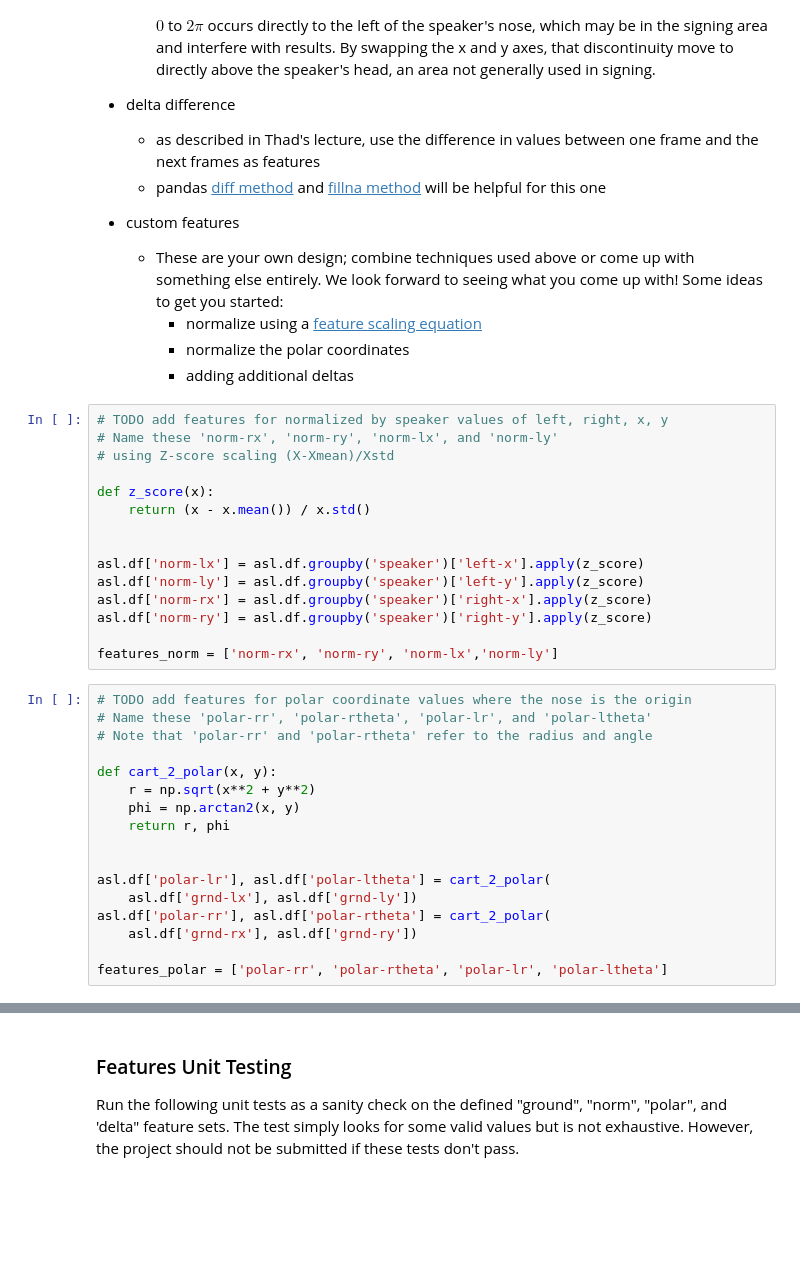
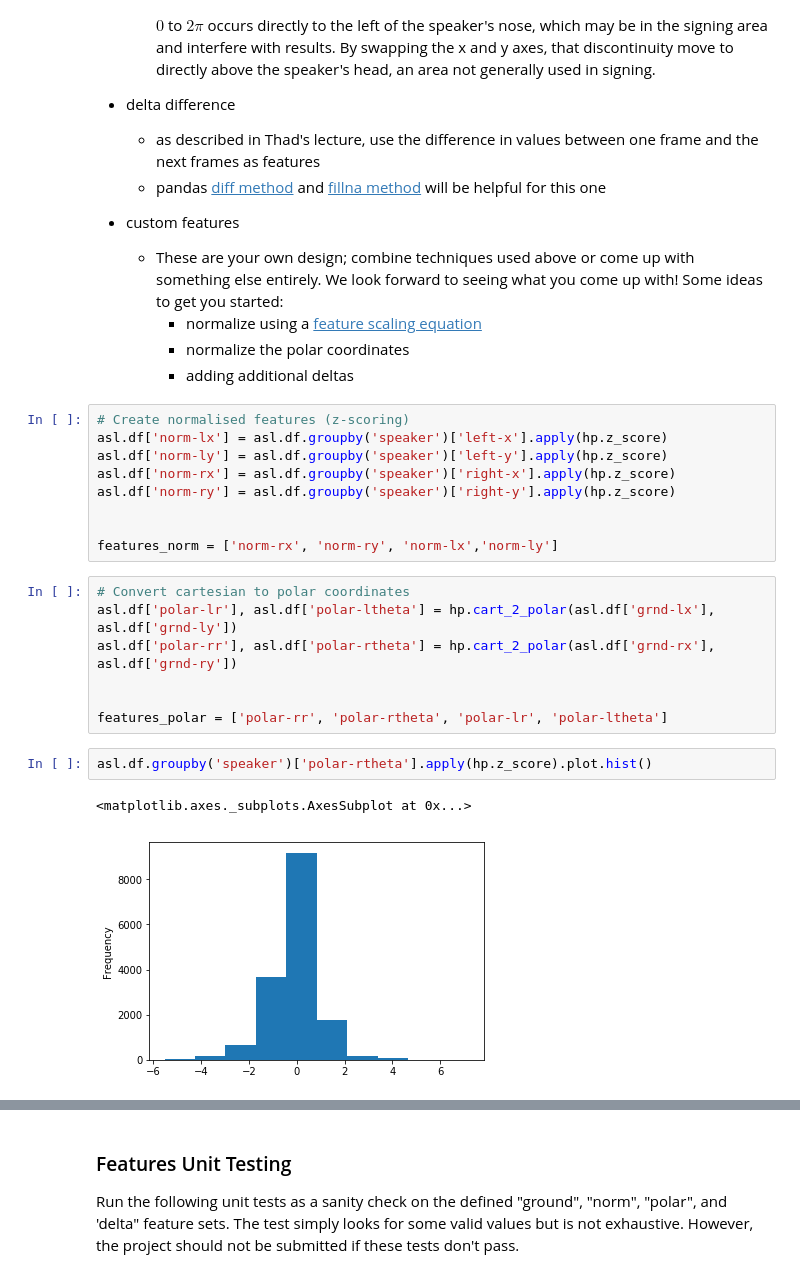
Before and after one commit to mkao006/dl_udacity, a Jupyter notebook: artificial_intelligence_nanodegree/1_foundation_of_ai/asl_recogniser/asl_recognizer.ipynb, the cells around one changed output, grey strips where cells are left out. Drawn from its saved outputs; the diff is of its cells as text; blank space fills up the shorter version.

```diff
--- a/artificial_intelligence_nanodegree/1_foundation_of_ai/asl_recogniser/asl_recognizer.ipynb
+++ b/artificial_intelligence_nanodegree/1_foundation_of_ai/asl_recogniser/asl_recognizer.ipynb
@@ -197,35 +197,24 @@ Implement four feature sets and answer the question that follows.
         - normalize the polar coordinates
         - adding additional deltas
 # %%
-# TODO add features for normalized by speaker values of left, right, x, y
-# Name these 'norm-rx', 'norm-ry', 'norm-lx', and 'norm-ly'
-# using Z-score scaling (X-Xmean)/Xstd
-
-def z_score(x):
-    return (x - x.mean()) / x.std()
+# Create normalised features (z-scoring)
+asl.df['norm-lx'] = asl.df.groupby('speaker')['left-x'].apply(hp.z_score)
+asl.df['norm-ly'] = asl.df.groupby('speaker')['left-y'].apply(hp.z_score)
+asl.df['norm-rx'] = asl.df.groupby('speaker')['right-x'].apply(hp.z_score)
+asl.df['norm-ry'] = asl.df.groupby('speaker')['right-y'].apply(hp.z_score)
 
 
-asl.df['norm-lx'] = asl.df.groupby('speaker')['left-x'].apply(z_score)
-asl.df['norm-ly'] = asl.df.groupby('speaker')['left-y'].apply(z_score)
-asl.df['norm-rx'] = asl.df.groupby('speaker')['right-x'].apply(z_score)
-asl.df['norm-ry'] = asl.df.groupby('speaker')['right-y'].apply(z_score)
-
 features_norm = ['norm-rx', 'norm-ry', 'norm-lx','norm-ly']
 # %%
-# TODO add features for polar coordinate values where the nose is the origin
-# Name these 'polar-rr', 'polar-rtheta', 'polar-lr', and 'polar-ltheta'
-# Note that 'polar-rr' and 'polar-rtheta' refer to the radius and angle
-
-def cart_2_polar(x, y):
-    r = np.sqrt(x**2 + y**2)
-    phi = np.arctan2(x, y)
-    return r, phi
+# Convert cartesian to polar coordinates
+asl.df['polar-lr'], asl.df['polar-ltheta'] = hp.cart_2_polar(asl.df['grnd-lx'], asl.df['grnd-ly'])
+asl.df['polar-rr'], asl.df['polar-rtheta'] = hp.cart_2_polar(asl.df['grnd-rx'], asl.df['grnd-ry'])
 
 
-asl.df['polar-lr'], asl.df['polar-ltheta'] = cart_2_polar(
-    asl.df['grnd-lx'], asl.df['grnd-ly'])
-asl.df['polar-rr'], asl.df['polar-rtheta'] = cart_2_polar(
-    asl.df['grnd-rx'], asl.df['grnd-ry'])
-
 features_polar = ['polar-rr', 'polar-rtheta', 'polar-lr', 'polar-ltheta']
+# %%
+asl.df.groupby('speaker')['polar-rtheta'].apply(hp.z_score).plot.hist()
+# %% [output]
+<matplotlib.axes._subplots.AxesSubplot at 0x...>
+[figure, added]
 # %%
```
Also changed, not shown: parts of 24 cells of this notebook.
